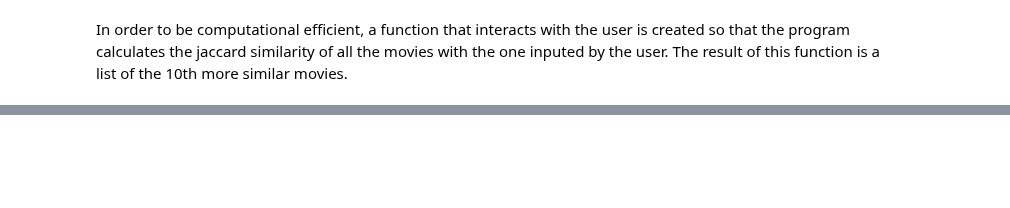
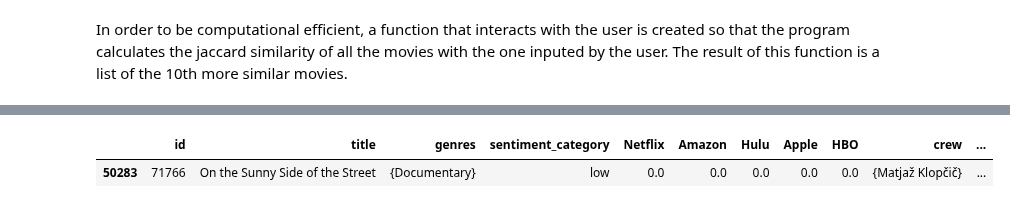
Before and after one commit to paulagambus/ctds_project, a Jupyter notebook: final_notebook.ipynb, the cells around one changed output, grey strips where cells are left out. Cells and saved outputs as stored; diff of their text form; code cells hidden in the pictures; blank space fills up the shorter version.

```diff
--- a/final_notebook.ipynb
+++ b/final_notebook.ipynb
@@ -406,0 +411,6 @@ top_10_df
+# %%
+# check in data the movie with id 71766
+data[data['id'] == 71766]
+# %% [output]
+|  | id | title | genres | sentiment_category | Netflix | Amazon | Hulu | Apple | HBO | crew | ... |
+| 50283 | 71766 | On the Sunny Side of the Street | {Documentary} | low | 0.0 | 0.0 | 0.0 | 0.0 | 0.0 | {Matjaž Klopčič} | ... |
```
Also changed, not shown: parts of 13 cells of this notebook.
